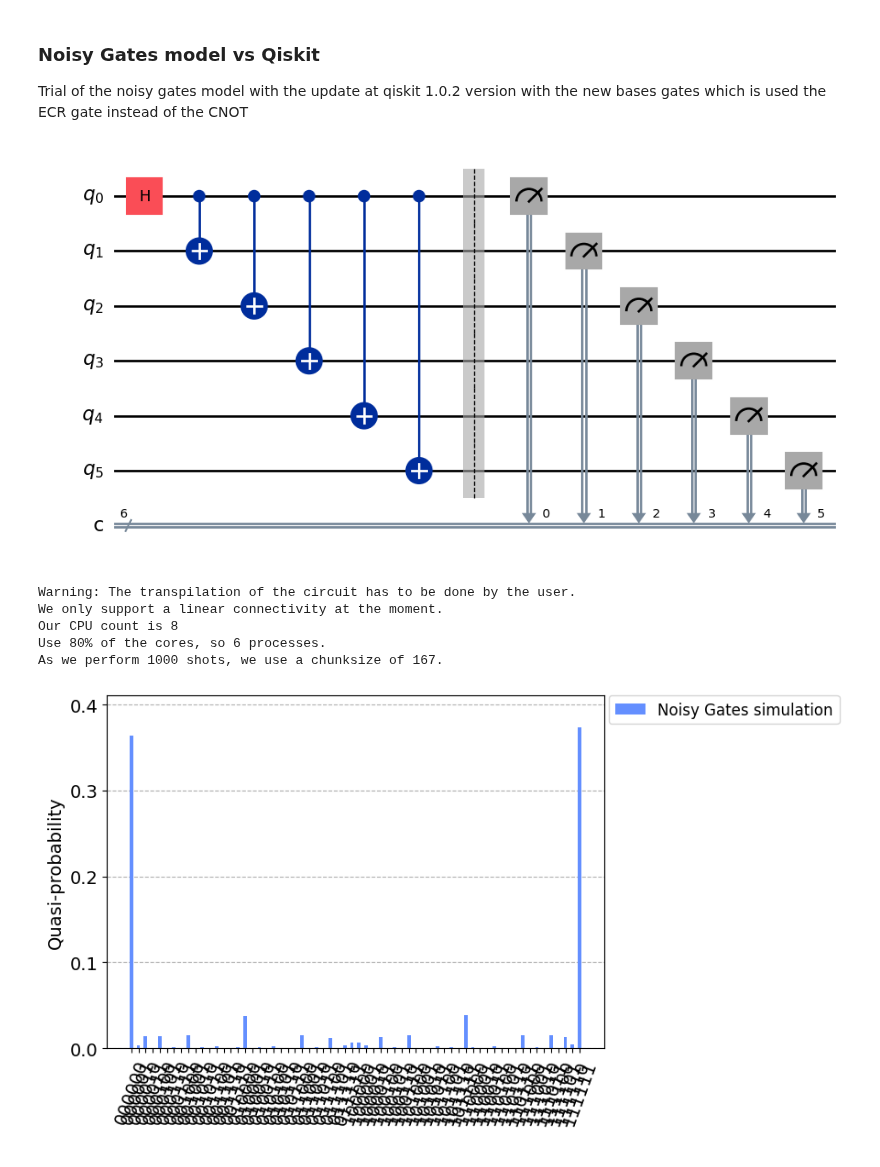
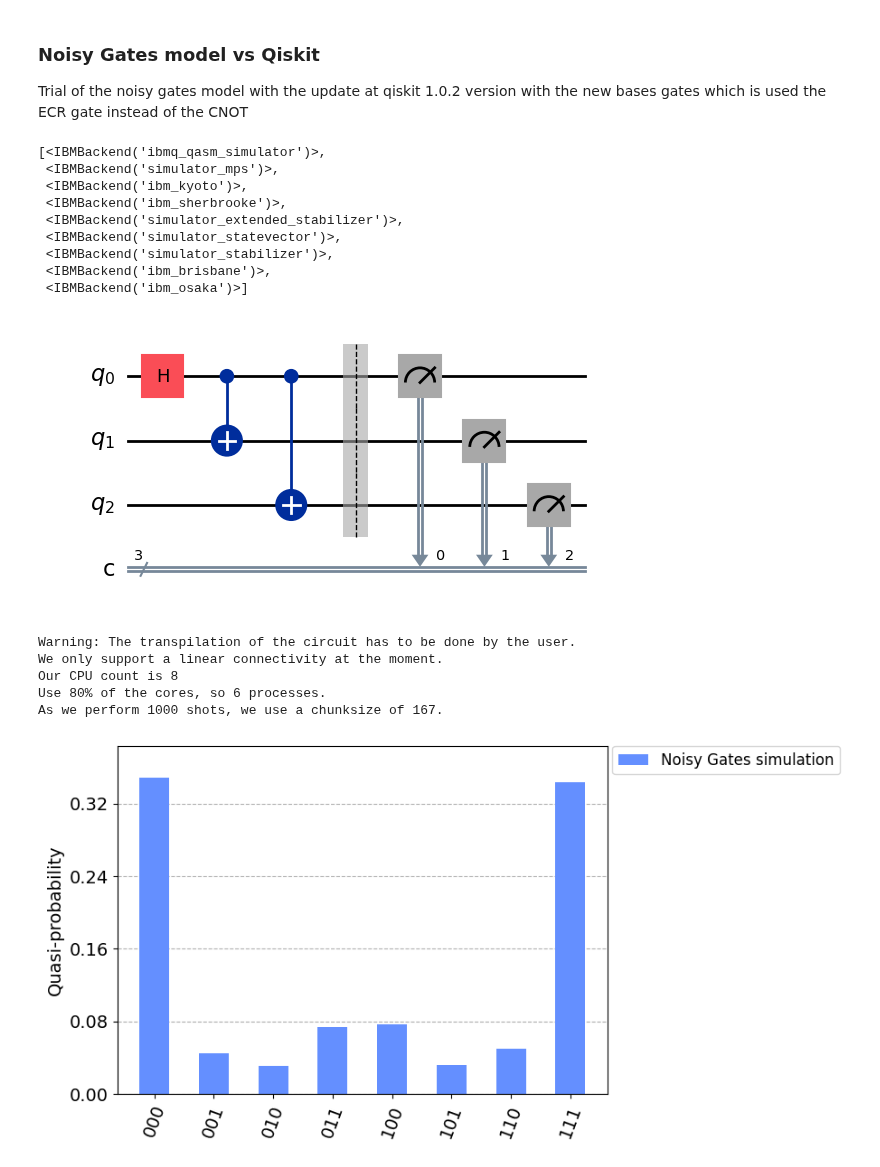
Before and after one commit to CERN-IT-INNOVATION/quantum-gates, a Jupyter notebook: src/01try_ECR.ipynb, the cells around one changed output. Drawn from its saved outputs; the diff is of its cells as text; code cells hidden in the pictures.

Commit message:
[features] - Add functionality to choose the two qubit gates

```diff
--- a/src/01try_ECR.ipynb
+++ b/src/01try_ECR.ipynb
@@ -27,11 +31,23 @@ from quantum_gates.utilities import fix_counts
 from quantum_gates.quantum_algorithms import ghz_circ, qaoa_circ, qft_circ, hadamard_reverse_qft_circ
 # %%
 # provider
-IBM_TOKEN = "token"
-provider = IBMProvider(token=IBM_TOKEN)
+IBM_TOKEN = "56ce0886112e6a0e86ea8eb83e379902e1616cb99deb2ca3505aff78cabeece4757dd9a3e7589dbe9506a643f1876dbf78c2a3444c7a8be123ba413870a11060"
+provider = QiskitRuntimeService(channel= 'ibm_quantum', token=IBM_TOKEN)
+# %%
+provider.backends()
+# %% [output]
+[<IBMBackend('ibmq_qasm_simulator')>,
+ <IBMBackend('simulator_mps')>,
+ <IBMBackend('ibm_kyoto')>,
+ <IBMBackend('ibm_sherbrooke')>,
+ <IBMBackend('simulator_extended_stabilizer')>,
+ <IBMBackend('simulator_statevector')>,
+ <IBMBackend('simulator_stabilizer')>,
+ <IBMBackend('ibm_brisbane')>,
+ <IBMBackend('ibm_osaka')>]
 # %%
 #The circuit
-N_QUBIT = 6
+N_QUBIT = 3
 N_BIT = N_QUBIT
 depth = 1
 
@@ -53,7 +69,7 @@ circ = ghz_circ(N_QUBIT)
 
 circ.draw('mpl')
 # %% [output]
-[figure, old version]
+[figure, new version]
 # %%
 #wavefunction simulation
 #display(array_to_latex(Statevector.from_instruction(circ), prefix="\\text{Statevector} = "))
@@ -64,7 +80,7 @@ psi0 = [1] + [0] * (2**N_QUBIT-1) # starting state
 SHOTS = 1000 # number of shots
 
 # Device parameters import
-backend = provider.get_backend('ibm_brisbane')
+backend = provider.get_backend('ibm_kyoto')
 prop = backend.properties()
 device_param = DeviceParameters(qubits_layout)
 device_param.load_from_backend(backend)
@@ -82,26 +98,31 @@ t_circ = transpile(
 # %%
 # simulation with the Noisy Gates
 
 sim = MrAndersonSimulator(gates=standard_gates, CircuitClass=EfficientCircuit, parallel= True)
+
+start = time.time()
 
 probs = sim.run(
     t_qiskit_circ=t_circ,
     qubits_layout=qubits_layout,
     psi0=np.array(psi0),
     shots=SHOTS,
     device_param=device_param_lookup,
     nqubit=N_QUBIT)
 
+end = time.time()
+
+
 counts_ng = {format(i, 'b').zfill(N_QUBIT): probs[i] for i in range(0, 2**N_QUBIT)}
 
 plot_histogram(counts_ng, bar_labels=False, legend=['Noisy Gates simulation'])
 # %% [output]
 Warning: The transpilation of the circuit has to be done by the user.
 We only support a linear connectivity at the moment.
 Our CPU count is 8
 Use 80% of the cores, so 6 processes.
 As we perform 1000 shots, we use a chunksize of 167.
-[figure, old version]
+[figure, new version]
 # %%
 # Simulation with Qiskit
 
```
Also changed, not shown: parts of 5 cells of this notebook, 2 other files.
